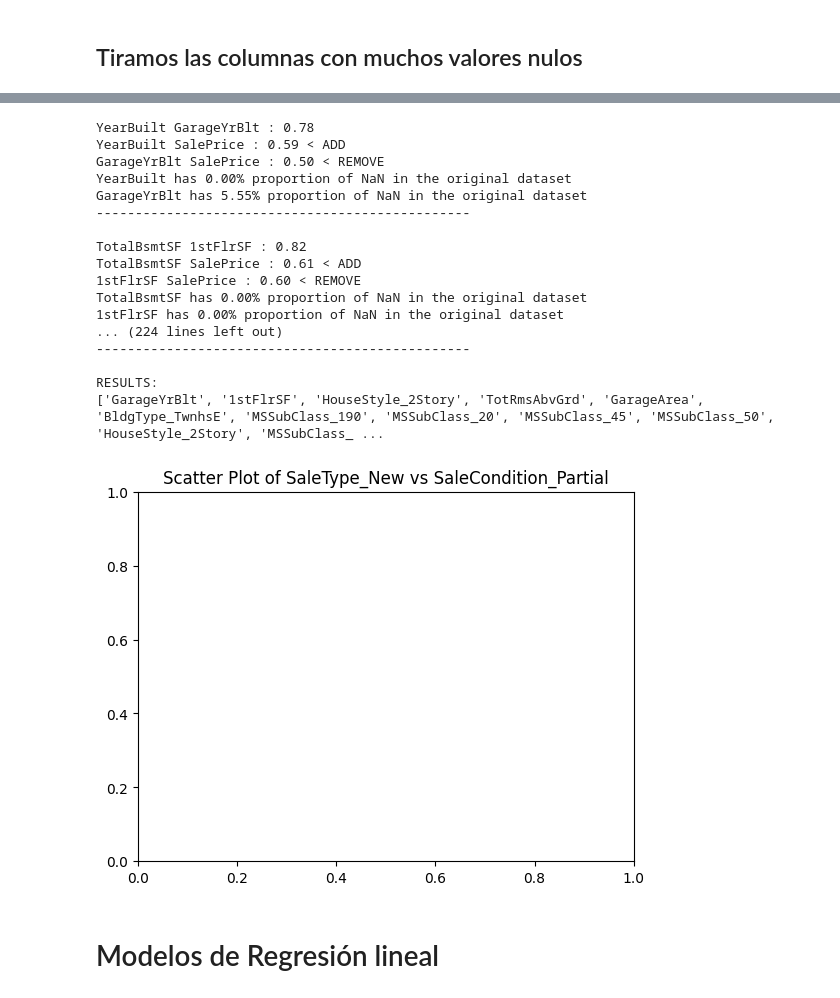
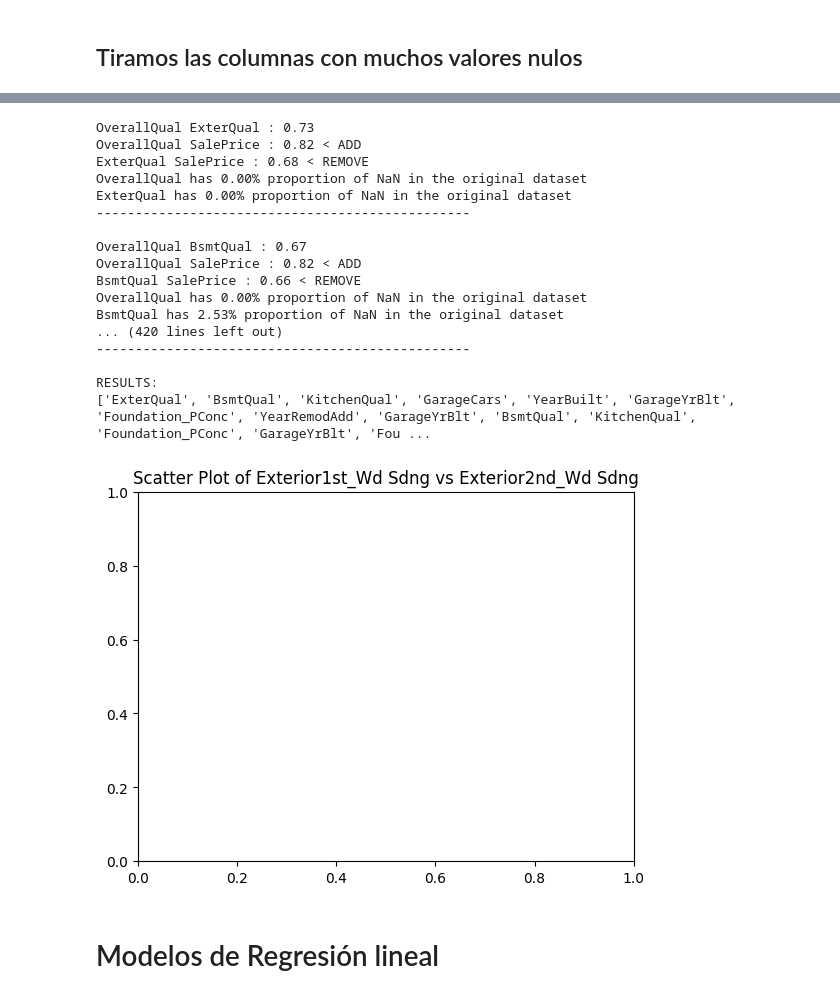
Before and after one commit to NikorasuOwO/DataScienceProjects, a Jupyter notebook: Proyecto_final_ML.ipynb, the cells around one changed output, grey strips where cells are left out. Drawn from its saved outputs; the diff is of its cells as text; code cells hidden in the pictures.

```diff
--- a/Proyecto_final_ML.ipynb
+++ b/Proyecto_final_ML.ipynb
@@ -180,12 +222,0 @@ train
-# %%
-test.dropna(thresh=0.3*total_num, axis=1, inplace=True) #Descartamos las columnas que tienen más del 30% de valores nulos
-test_col_nn= test.select_dtypes(exclude=[np.number])
-test_col_n = test.select_dtypes(include=[np.number])
-
-for c in train.columns:
-    if c in test_col_n:
-        test[c].replace(np.nan,test[c].mean(), inplace=True)
-    else:
-        test[c].replace(np.nan,test[c].mode().iloc[0], inplace=True)
-
-test
@@ -206 +223,16 @@ test
+# %%
+test_col_nn= variables_ord+variables_nom+['Alley', 'Fence', 'PoolQC', 'MiscFeature']
+test_col_n = list(set(test.columns) - set(test_col_nn))
+
+
+
+for c in test.columns:
+    if (c in test_col_n):
+        test[c].replace(np.nan,test[c].mean(), inplace=True)
+        test[c].replace("nan",test[c].mean(), inplace=True)
+        test[c].fillna(inplace=True, value=test[c].mean())
+    else:
+        test[c].replace(np.nan,test[c].mode().iloc[0], inplace=True)
+        test[c].replace("nan",test[c].mode().iloc[0], inplace=True)
+        test[c].fillna(inplace=True, value=test[c].mode())
 # %% [markdown]
@@ -349,7 +536,7 @@ list(set(train.columns) - set(test.columns))
 CorrMatrix = train.corr()
 CorrMatrixT = CorrMatrix.where(np.triu(np.ones(CorrMatrix.shape), k=1).astype(bool))
 
-row_indices, col_indices = np.where(CorrMatrixT > 0.7)
+row_indices, col_indices = np.where(CorrMatrixT > 0.6)
 to_remove = []
 for i, j in zip(row_indices, col_indices):
 
@@ -369,46 +556,46 @@ for i, j in zip(row_indices, col_indices):
     if abs(corr_with_sp2) > abs(corr_with_sp1):
        select2 = "< ADD"
     else:
         select2 = "< REMOVE"
         to_remove.append(col_name)
 
     #df = pd.concat([train[row_name], train[col_name]], axis=1)
     #sns.scatterplot(data=df, x=row_name, y=col_name)
     # Customize the plot if needed
     plt.title(f'Scatter Plot of {row_name} vs {col_name}')
     #plt.show()
 
     print(f"{row_name} {col_name} : {corr_val:.2f}")
     print(f"{row_name} SalePrice : {corr_with_sp1:.2f} {select1}")
     print(f"{col_name} SalePrice : {corr_with_sp2:.2f} {select2}")
 
     row_null_prop = Prop_nul[row_name[:row_name.index("_")]]*100 if ("_" in row_name) else Prop_nul[row_name]*100
     col_null_prop = Prop_nul[col_name[:col_name.index("_")]]*100 if ("_" in col_name) else Prop_nul[col_name]*100
     print(f"{row_name} has {row_null_prop:.2f}% proportion of NaN in the original dataset")
     print(f"{col_name} has {col_null_prop:.2f}% proportion of NaN in the original dataset")
     print("------------------------------------------------ \n")
 
 print("RESULTS: ")
 print(to_remove)
 # %% [output]
-YearBuilt GarageYrBlt : 0.78
-YearBuilt SalePrice : 0.59 < ADD
-GarageYrBlt SalePrice : 0.50 < REMOVE
-YearBuilt has 0.00% proportion of NaN in the original dataset
-GarageYrBlt has 5.55% proportion of NaN in the original dataset
+OverallQual ExterQual : 0.73
+OverallQual SalePrice : 0.82 < ADD
+ExterQual SalePrice : 0.68 < REMOVE
+OverallQual has 0.00% proportion of NaN in the original dataset
+ExterQual has 0.00% proportion of NaN in the original dataset
 ------------------------------------------------
 
-TotalBsmtSF 1stFlrSF : 0.82
-TotalBsmtSF SalePrice : 0.61 < ADD
-1stFlrSF SalePrice : 0.60 < REMOVE
-TotalBsmtSF has 0.00% proportion of NaN in the original dataset
-1stFlrSF has 0.00% proportion of NaN in the original dataset
-... (224 lines left out)
+OverallQual BsmtQual : 0.67
+OverallQual SalePrice : 0.82 < ADD
+BsmtQual SalePrice : 0.66 < REMOVE
+OverallQual has 0.00% proportion of NaN in the original dataset
+BsmtQual has 2.53% proportion of NaN in the original dataset
+... (420 lines left out)
 ------------------------------------------------
 
 RESULTS:
-['GarageYrBlt', '1stFlrSF', 'HouseStyle_2Story', 'TotRmsAbvGrd', 'GarageArea', 'BldgType_TwnhsE', 'MSSubClass_190', 'MSSubClass_20', 'MSSubClass_45', 'MSSubClass_50', 'HouseStyle_2Story', 'MSSubClass_ ...
+['ExterQual', 'BsmtQual', 'KitchenQual', 'GarageCars', 'YearBuilt', 'GarageYrBlt', 'Foundation_PConc', 'YearRemodAdd', 'GarageYrBlt', 'BsmtQual', 'KitchenQual', 'Foundation_PConc', 'GarageYrBlt', 'Fou ...
-[figure, old version]
+[figure, new version]
 # %%
 # We'll drop tthe following variables
 
```
Also changed, not shown: parts of 29 cells of this notebook, 8 other files.
